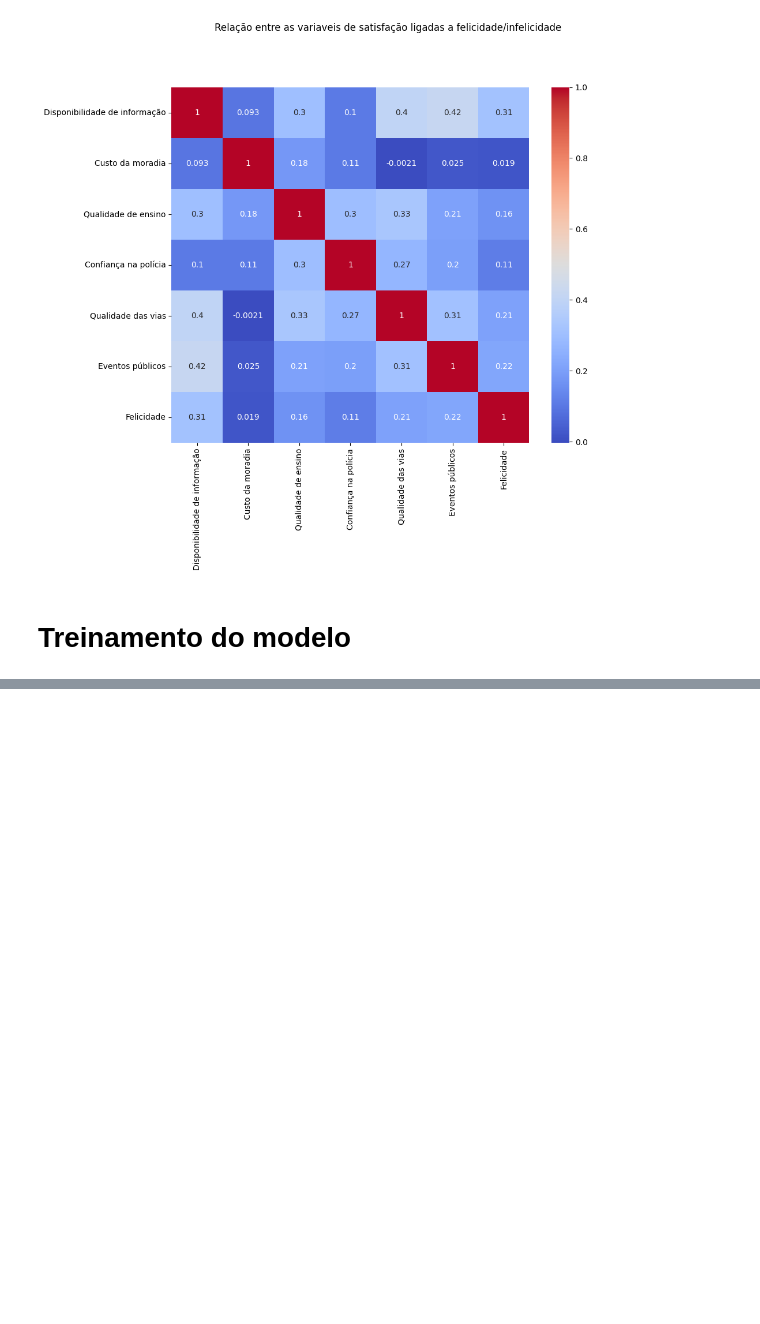
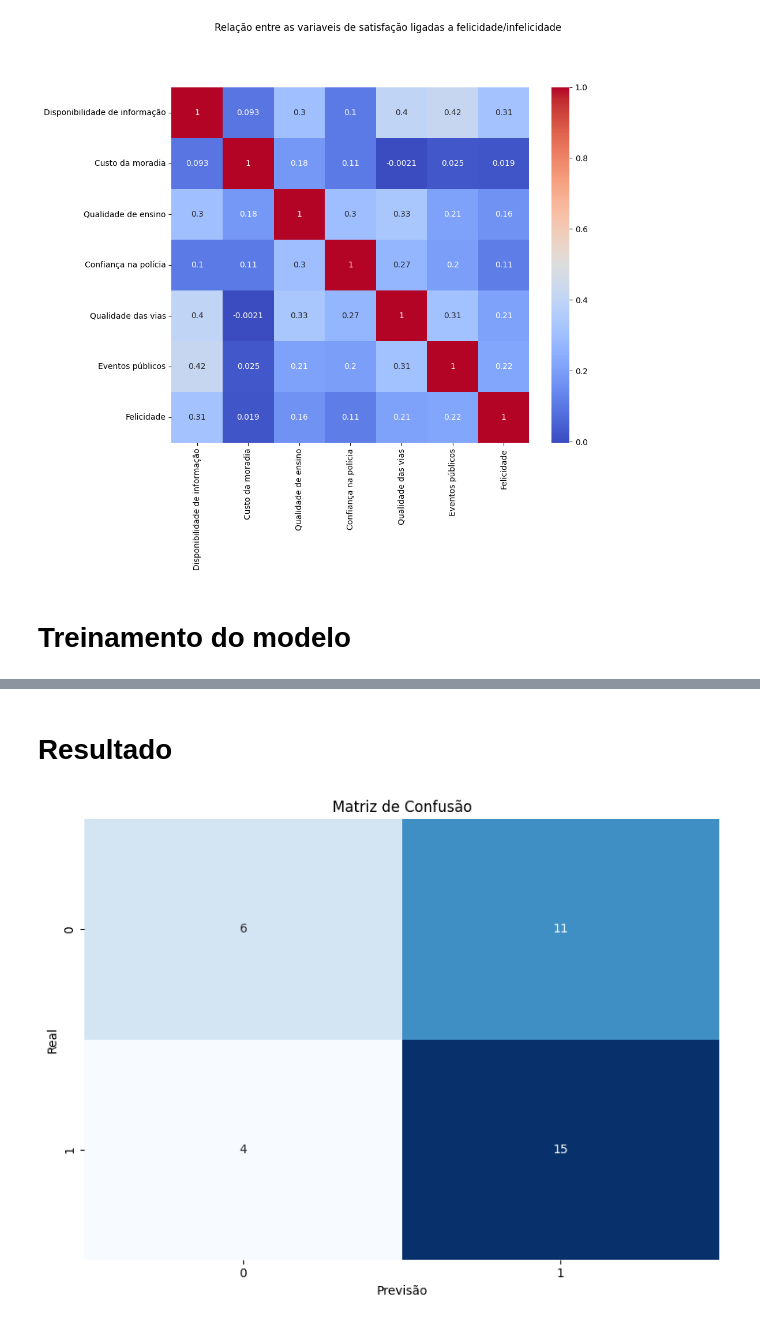
Before and after one commit to SWSantana/-2026.02---6-B-Intelig-ncia-Artificial, a Jupyter notebook: modelo-summit.ipynb, the cells around one changed output, grey strips where cells are left out. Saved outputs shown, nothing was run; the diff lists cells and outputs as text; code cells hidden in the pictures; blank space fills up the shorter version.

Commit message:
Kaggle Notebook | Modelo_SUMMIT | Versão Final

```diff
--- a/modelo-summit.ipynb
+++ b/modelo-summit.ipynb
@@ -71,27 +75,11 @@ from sklearn.metrics import classification_report, confusion_matrix
 # %%
 # Features
-X = df.drop(columns = ['Felicidade'])
+colunas_uteis = ['Disponibilidade de informação', 'Eventos públicos', 'Qualidade das vias', 'Qualidade de ensino']
+df['Score_Otimizado'] = df[colunas_uteis].sum(axis=1)
+
+X = df.drop(columns = ['Felicidade', 'Custo da moradia', 'Confiança na polícia'])
 y = df['Felicidade']  # Os rótulos (labels)
 
-# Dividindo em treino (80%) e teste (20%)
-# O stratify=y garante que a proporção de espécies seja igual no treino e no teste
+# Dividindo em treino (75%) e teste (25%)
+# O stratify=y garante que a proporção dos resultados(feliz ou não) seja igual no treino e no teste
 X_train, X_test, y_train, y_test = train_test_split(X, y, test_size=0.25, random_state=42, stratify=y)
-# %%
-# Para achar o melhor treinamento de modelo possível
-rf_base = RandomForestClassifier(class_weight='balanced', random_state=42)
-
-rf_param_grid = {
-    'n_estimators': [50, 100, 200],
-    'max_depth': [3, 5, None],
-    'min_samples_split': [2, 5]
-}
-
-
-rf_grid = GridSearchCV(estimator=rf_base, param_grid=rf_param_grid, cv=5, scoring='accuracy', n_jobs=-1)
-rf_grid.fit(X_train, y_train)
-
-print(f"Melhor acurácia obtida no treino: {rf_grid.best_score_ * 100:.2f}%")
-print(f"Melhores parâmetros: {rf_grid.best_params_}")
-
-# Salva o melhor modelo resultado
-model = rf_grid.best_estimator_
@@ -107,11 +127,20 @@ print(importancias_ordenadas)
+# %% [markdown]
+# Resultado
 # %%
 cm = confusion_matrix(y_test, y_pred)
 
 # Faz um gráfico Heatmap baseado na matriz 'cm'
 plt.figure(figsize=(8, 6))
-sns.heatmap(cm, annot=True, fmt='d', cmap='Blues', cbar=False,
-            xticklabels=model.classes_, yticklabels=model.classes_)
+sns.heatmap(cm, annot=True, fmt='d', cmap='Blues', cbar=False,xticklabels=model.classes_, yticklabels=model.classes_)
 plt.xlabel('Previsão')
 plt.ylabel('Real')
 plt.title('Matriz de Confusão')
+
+# Ajusta as bordas
+plt.tight_layout()
+
+plt.savefig('matriz_de_confusao.pdf', format='pdf', bbox_inches='tight', dpi=300)
 plt.show()
+plt.close()
+# %% [output]
+[figure, added]
```
Also changed, not shown: parts of 7 cells of this notebook.
